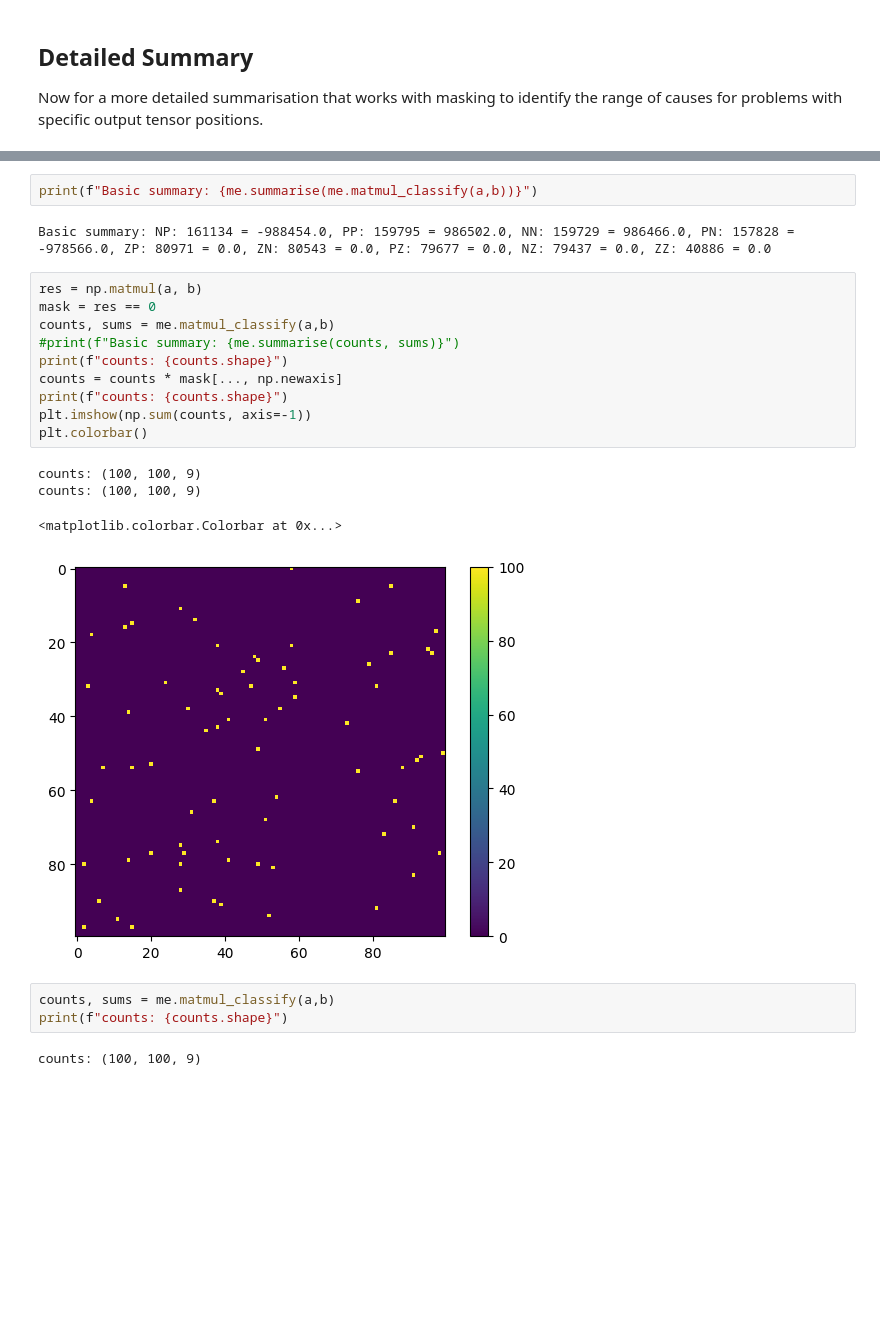
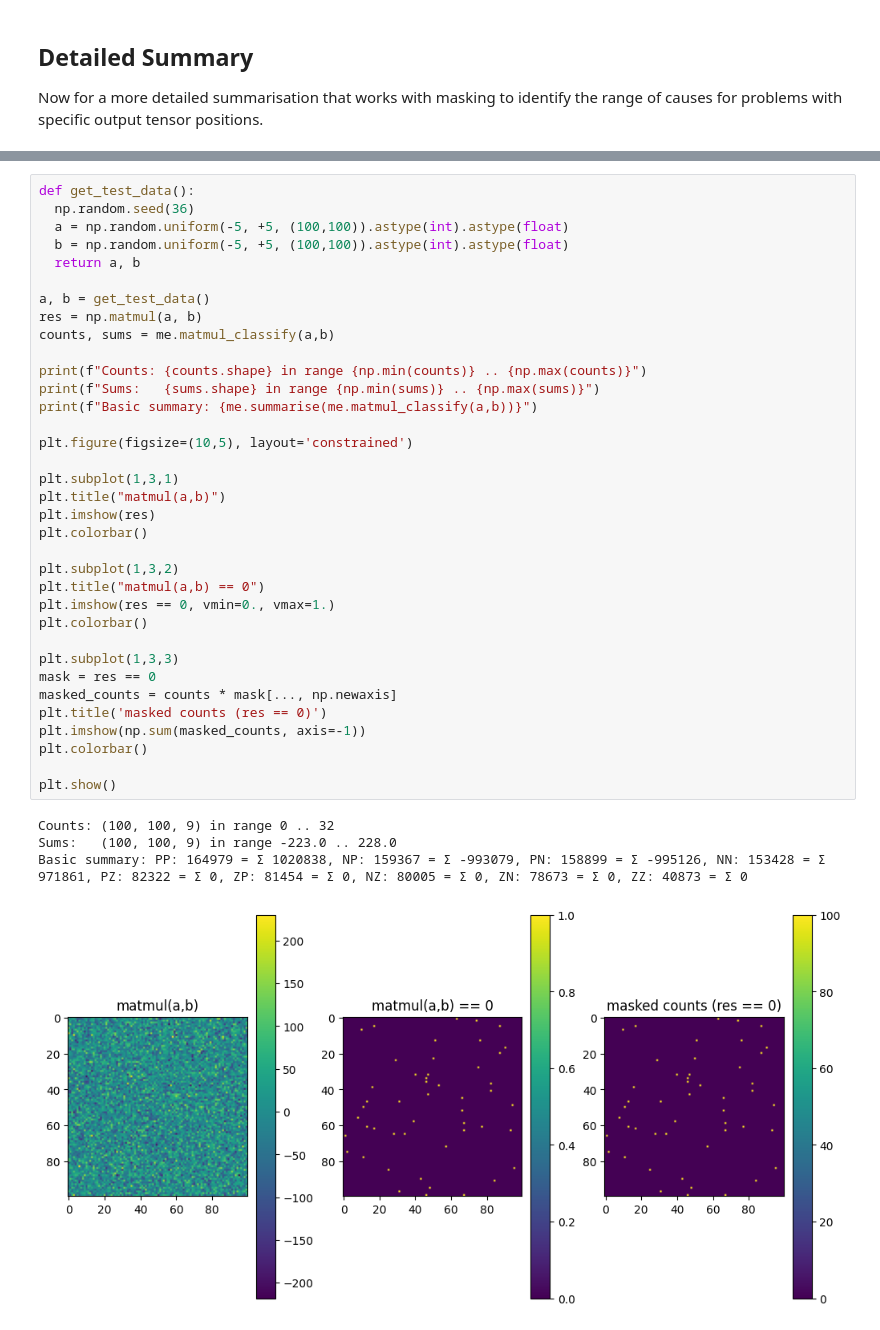
Before and after one commit to malcolmlett/training-instrumentation-toolkit, a Jupyter notebook: Learning_visualisations_v12a_MatMulExplainer.ipynb, the cells around one changed output, grey strips where cells are left out. Cells and saved outputs as stored; diff of their text form; blank space fills up the shorter version.

```diff
--- a/Learning_visualisations_v12a_MatMulExplainer.ipynb
+++ b/Learning_visualisations_v12a_MatMulExplainer.ipynb
@@ -296,25 +298,41 @@ plt.colorbar()
-# %%
-print(f"Basic summary: {me.summarise(me.matmul_classify(a,b))}")
-# %% [output]
-Basic summary: NP: 161134 = -988454.0, PP: 159795 = 986502.0, NN: 159729 = 986466.0, PN: 157828 = -978566.0, ZP: 80971 = 0.0, ZN: 80543 = 0.0, PZ: 79677 = 0.0, NZ: 79437 = 0.0, ZZ: 40886 = 0.0
-# %%
-res = np.matmul(a, b)
-mask = res == 0
-counts, sums = me.matmul_classify(a,b)
-#print(f"Basic summary: {me.summarise(counts, sums)}")
-print(f"counts: {counts.shape}")
-counts = counts * mask[..., np.newaxis]
-print(f"counts: {counts.shape}")
-plt.imshow(np.sum(counts, axis=-1))
-plt.colorbar()
-# %% [output]
-counts: (100, 100, 9)
-counts: (100, 100, 9)
-<matplotlib.colorbar.Colorbar at 0x...>
-[figure, removed]
-# %%
-counts, sums = me.matmul_classify(a,b)
-print(f"counts: {counts.shape}")
-# %% [output]
-counts: (100, 100, 9)
+# %%
+def get_test_data():
+  np.random.seed(36)
+  a = np.random.uniform(-5, +5, (100,100)).astype(int).astype(float)
+  b = np.random.uniform(-5, +5, (100,100)).astype(int).astype(float)
+  return a, b
+
+a, b = get_test_data()
+res = np.matmul(a, b)
+counts, sums = me.matmul_classify(a,b)
+
+print(f"Counts: {counts.shape} in range {np.min(counts)} .. {np.max(counts)}")
+print(f"Sums:   {sums.shape} in range {np.min(sums)} .. {np.max(sums)}")
+print(f"Basic summary: {me.summarise(me.matmul_classify(a,b))}")
+
+plt.figure(figsize=(10,5), layout='constrained')
+
+plt.subplot(1,3,1)
+plt.title("matmul(a,b)")
+plt.imshow(res)
+plt.colorbar()
+
+plt.subplot(1,3,2)
+plt.title("matmul(a,b) == 0")
+plt.imshow(res == 0, vmin=0., vmax=1.)
+plt.colorbar()
+
+plt.subplot(1,3,3)
+mask = res == 0
+masked_counts = counts * mask[..., np.newaxis]
+plt.title('masked counts (res == 0)')
+plt.imshow(np.sum(masked_counts, axis=-1))
+plt.colorbar()
+
+plt.show()
+# %% [output]
+Counts: (100, 100, 9) in range 0 .. 32
+Sums:   (100, 100, 9) in range -223.0 .. 228.0
+Basic summary: PP: 164979 = Σ 1020838, NP: 159367 = Σ -993079, PN: 158899 = Σ -995126, NN: 153428 = Σ 971861, PZ: 82322 = Σ 0, ZP: 81454 = Σ 0, NZ: 80005 = Σ 0, ZN: 78673 = Σ 0, ZZ: 40873 = Σ 0
+[figure, added]
 # %%
```
Also changed, not shown: parts of 32 cells of this notebook.
